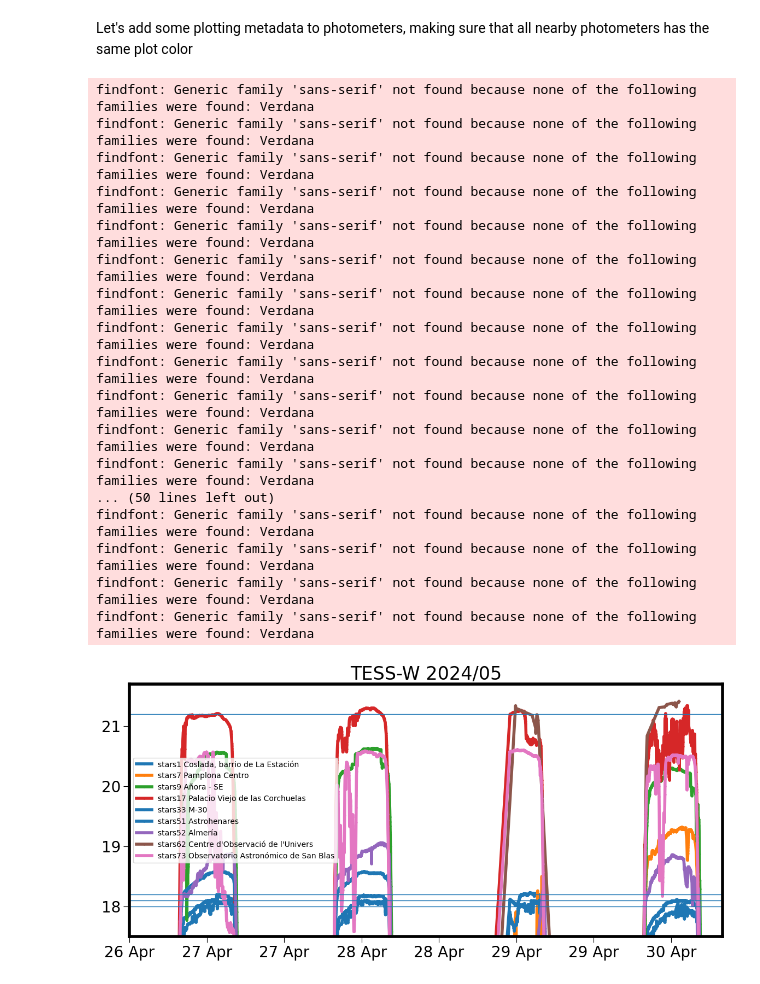
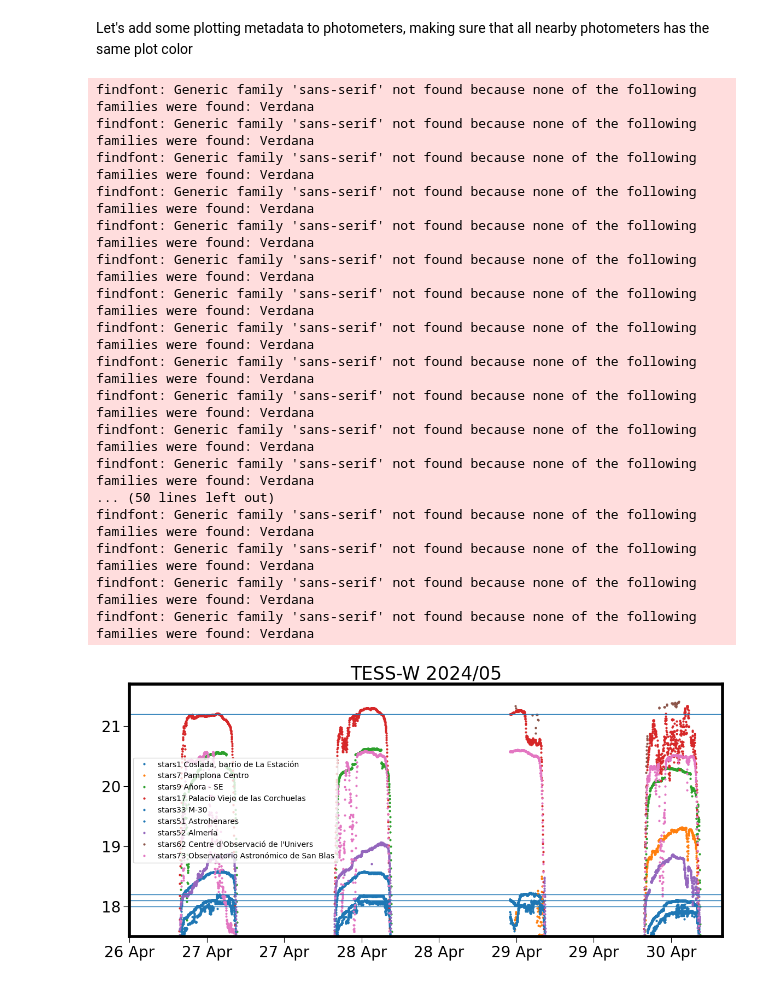
Before and after one commit to STARS4ALL/blackout, a Jupyter notebook: Blackout.ipynb, the cells around one changed output. Saved outputs shown, nothing was run; the diff lists cells and outputs as text; code cells hidden in the pictures.

```diff
--- a/Blackout.ipynb
+++ b/Blackout.ipynb
@@ -169,13 +169,17 @@ tables = [TimeSeries.read(path, format='ascii.ecsv', delimiter=',') for path in
 # %% [markdown]
 ## Matplotlib default settings
 # %%
-mpl.rcParams['text.usetex']=False
+mpl.rcParams['text.usetex'] = False
 
 plt.rcParams['font.family'] = 'sans-serif'
 plt.rcParams['font.sans-serif'] = ['Verdana']
 plt.rcParams['font.size'] = 20.
-plt.rcParams['lines.linewidth'] = 4.
-plt.rcParams['lines.markersize'] = 1
+plt.rcParams['lines.linewidth'] = 0.
+plt.rcParams['lines.marker'] = 'o'                 # the default marker
+plt.rcParams['lines.markerfacecolor'] = 'auto'        # the default marker face color
+plt.rcParams['lines.markeredgecolor'] = 'auto'        # the default marker edge color
+plt.rcParams['lines.markeredgewidth'] = 1.0         # the line width around the marker symbol
+plt.rcParams['lines.markersize'] = 1  # marker size, in points
 plt.rcParams['axes.linewidth'] = 4.
 plt.rcParams['axes.labelsize'] = 'large'
 plt.rcParams['grid.linewidth'] = 1.0
@@ -200,33 +204,33 @@ ax1=figure.add_subplot(111)
 for table in tables:
     label = table.meta["mpl"]["label"]
     color = table.meta["mpl"]["color"]
-    plt.plot(table.time.datetime,table['MSAS'], marker="o", ms=2, color=color, label=label)
+    plt.plot(table.time.datetime,table['MSAS'], ms=2,   color=color, label=label)
 plt.title('TESS-W 2024/05')
 plt.xlim(datetime.datetime(2025,4,26,12,0,0),datetime.datetime(2025,4,30,8,0,0))
 plt.ylim(17.5,21.7)
 plt.axhline(18.0,lw=1)
 plt.axhline(21.2,lw=1)
 plt.axhline(18.1,lw=1)
 plt.axhline(18.2,lw=1)
 ax1.xaxis.set_major_formatter(diaFmt)
 plt.legend(fontsize=10)
 plt.show()
 # %% [output]
 findfont: Generic family 'sans-serif' not found because none of the following families were found: Verdana
 findfont: Generic family 'sans-serif' not found because none of the following families were found: Verdana
 findfont: Generic family 'sans-serif' not found because none of the following families were found: Verdana
 findfont: Generic family 'sans-serif' not found because none of the following families were found: Verdana
 findfont: Generic family 'sans-serif' not found because none of the following families were found: Verdana
 findfont: Generic family 'sans-serif' not found because none of the following families were found: Verdana
 findfont: Generic family 'sans-serif' not found because none of the following families were found: Verdana
 findfont: Generic family 'sans-serif' not found because none of the following families were found: Verdana
 findfont: Generic family 'sans-serif' not found because none of the following families were found: Verdana
 findfont: Generic family 'sans-serif' not found because none of the following families were found: Verdana
 findfont: Generic family 'sans-serif' not found because none of the following families were found: Verdana
 findfont: Generic family 'sans-serif' not found because none of the following families were found: Verdana
 ... (50 lines left out)
 findfont: Generic family 'sans-serif' not found because none of the following families were found: Verdana
 findfont: Generic family 'sans-serif' not found because none of the following families were found: Verdana
 findfont: Generic family 'sans-serif' not found because none of the following families were found: Verdana
 findfont: Generic family 'sans-serif' not found because none of the following families were found: Verdana
-[figure, old version]
+[figure, new version]
```
Also changed, not shown: parts of 1 cell of this notebook, 1 other file.
